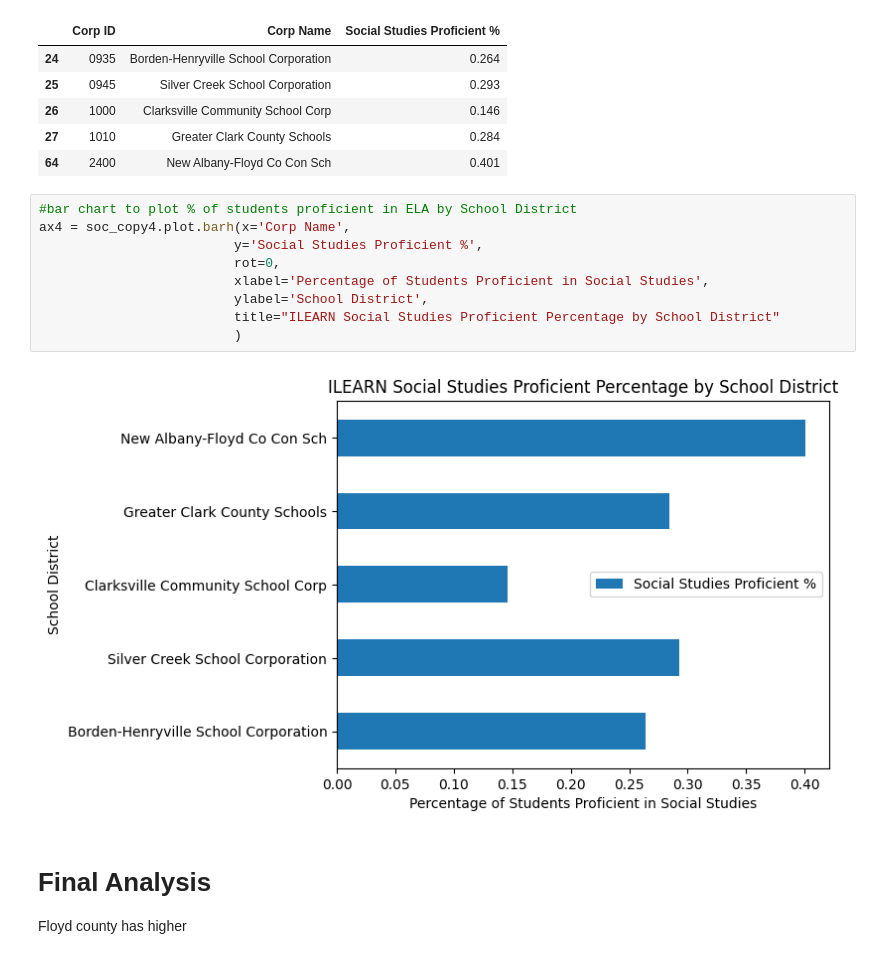
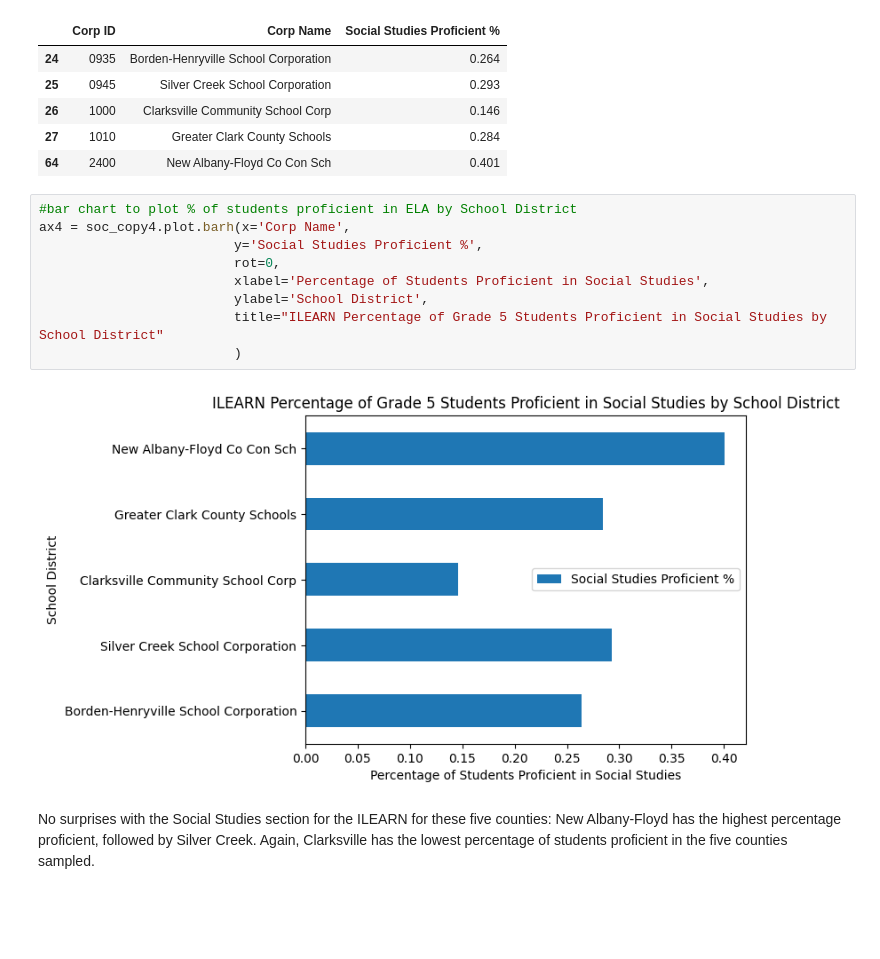
Before and after one commit to RachTheRad/SoIN_Housing_Analysis, a Jupyter notebook: HA_Cap_NB1.ipynb, the cells around one changed output. Drawn from its saved outputs; the diff is of its cells as text; blank space fills up the shorter version.

Commit message:
finished analysis

```diff
--- a/HA_Cap_NB1.ipynb
+++ b/HA_Cap_NB1.ipynb
@@ -1184,15 +1204,13 @@ soc_copy4
 # %%
 #bar chart to plot % of students proficient in ELA by School District
 ax4 = soc_copy4.plot.barh(x='Corp Name',
                          y='Social Studies Proficient %',
                          rot=0,
                          xlabel='Percentage of Students Proficient in Social Studies',
                          ylabel='School District',
-                         title="ILEARN Social Studies Proficient Percentage by School District"
+                         title="ILEARN Percentage of Grade 5 Students Proficient in Social Studies by School District"
                          )
 # %% [output]
-[figure, old version]
+[figure, new version]
-# %% [markdown]
-# Final Analysis
-
-Floyd county has higher
+# %% [markdown]
+No surprises with the Social Studies section for the ILEARN for these five counties: New Albany-Floyd has the highest percentage proficient, followed by Silver Creek. Again, Clarksville has the lowest percentage of students proficient in the five counties sampled.
```
Also changed, not shown: parts of 8 cells of this notebook.
